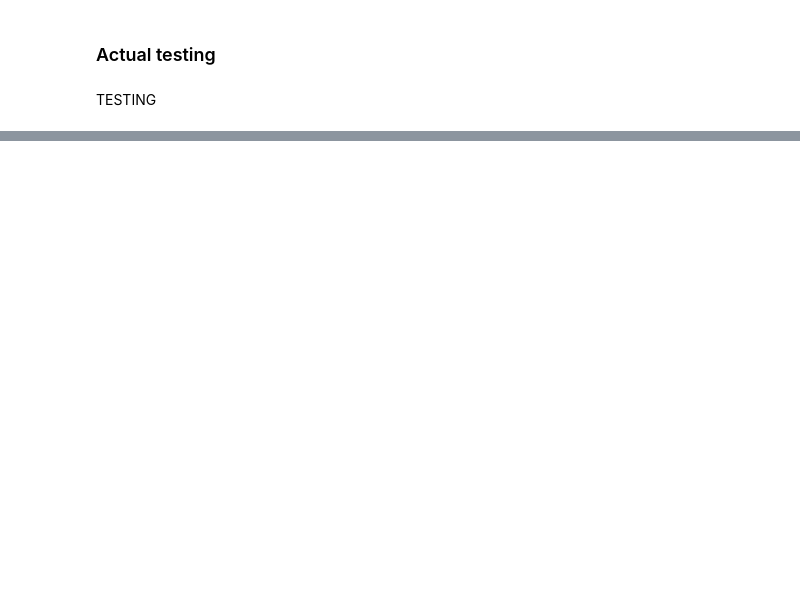
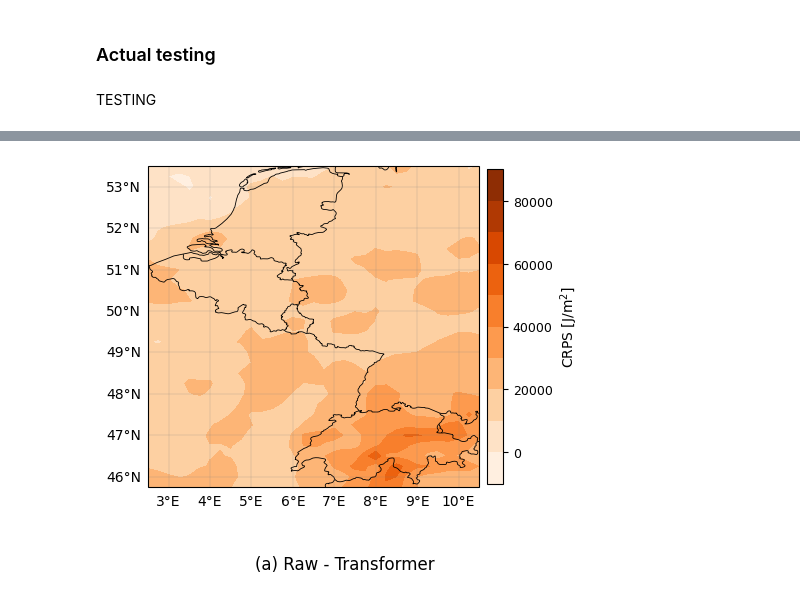
Before and after one commit to Ayoub-cmd707/Weather_forcasting, a Jupyter notebook: Testing_ssrd6_18var.ipynb, the cells around one changed output, grey strips where cells are left out. Saved outputs shown, nothing was run; the diff lists cells and outputs as text; code cells hidden in the pictures; blank space fills up the shorter version.

```diff
--- a/Testing_ssrd6_18var.ipynb
+++ b/Testing_ssrd6_18var.ipynb
@@ -520,44 +558,46 @@ CRPS_TF_1 = np.load("/home/jupyter-ayoub/results/CRPS/ssrd6_18/Tformer_one_fair_
 #CRPS_MBM_1 = np.load("/home/jupyter-ayoub/results/CRPS/MBM_one_fair_crps.npy")
 CRPS_OG=np.load("/home/jupyter-ayoub/results/CRPS/ssrd6_18/Raw_fair_crps.npy")
 # Data voorbereiden
-print(CRPS_TF_1.shape)
 diff = CRPS_OG - CRPS_TF_1
 
 # Coördinaten grid voor contourplot
 lon2d, lat2d = np.meshgrid(lons, lats)
 
 # Plotfiguur
-fig, ax = plt.subplots(figsize=(6, 4), subplot_kw={'projection': ccrs.PlateCarree()})
+fig, ax = plt.subplots(figsize=(5, 4), subplot_kw={'projection': ccrs.PlateCarree()})
 ax.set_extent([2.5, 10.5, 45.75, 53.5], crs=ccrs.PlateCarree())
 
 # Geografische lagen
 ax.add_feature(cfeature.BORDERS.with_scale("10m"), linewidth=0.6)
 ax.add_feature(cfeature.COASTLINE.with_scale("10m"), linewidth=0.6)
 
 # Contourplot met nette levels
 #levels = np.linspace(-10000, 56000, 18)
 levels = np.array([-10000, 0, 10000,20000, 30000,40000, 50000,60000, 70000,80000, 90000])
 cf = ax.contourf(lon2d, lat2d, diff,
-                 transform=ccrs.PlateCarree(),levels=levels, extend='max',cmap='Blues')
+                 transform=ccrs.PlateCarree(),levels=levels,cmap='Oranges')
 
 # Nette colorbar met LaTeX label
-cbar = fig.colorbar(cf, ax=ax, orientation='vertical', pad=0.02, shrink=0.78, aspect=20)
+cbar = fig.colorbar(cf, ax=ax, orientation='vertical', pad=0.02, shrink=0.9, aspect=20)
 cbar.set_label(r'CRPS [J/m$^2$]', fontsize=10)
 cbar.ax.tick_params(labelsize=9)
 
 # Gridlines
 gl = ax.gridlines(draw_labels=True, linewidth=0.3, color='gray', alpha=0.5)
 gl.top_labels = False
 gl.right_labels = False
 
 # Geen titel in het plot zelf
 ax.set_title("")
 
 # Ondertitel buiten plot
 plt.figtext(0.5, -0.08, r"(a) Raw - Transformer", fontsize=12, ha='center')
 
 plt.tight_layout()
 plt.show()
+plt.savefig("/home/jupyter-ayoub/Pictures/ssrd6/crps_map_raw-transformer.png")
+# %% [output]
+[figure, added]
 # %%
 CRPS_TF_1 = np.load("/home/jupyter-ayoub/results/CRPS/ssrd6_18/Tformer_one_fair_crps.npy")
 print(CRPS_TF_1)
```
Also changed, not shown: parts of 12 cells of this notebook, 11 other files.
